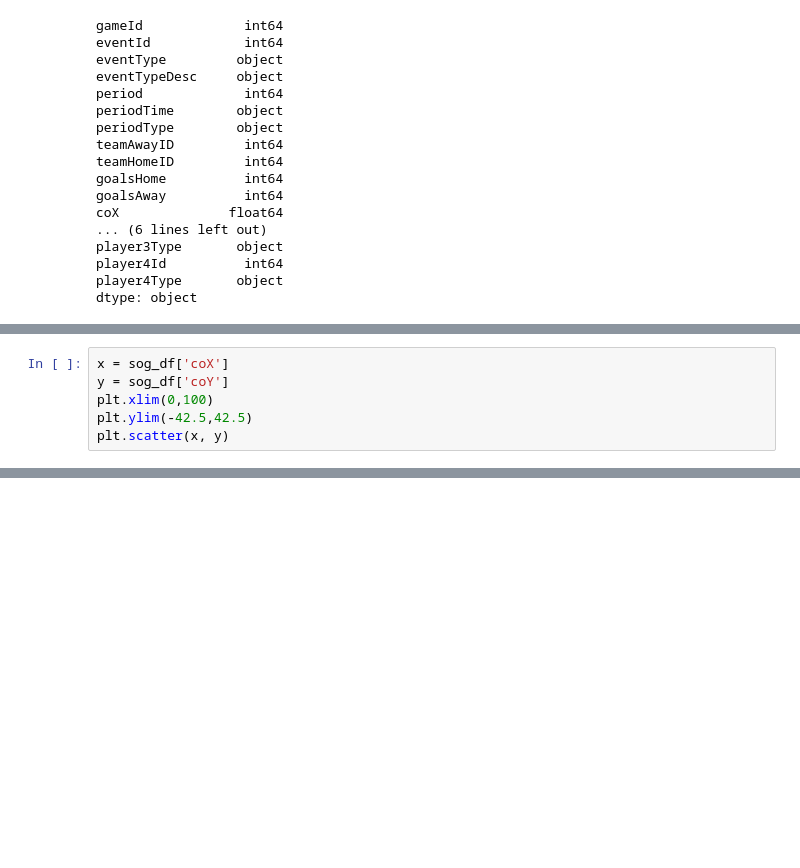
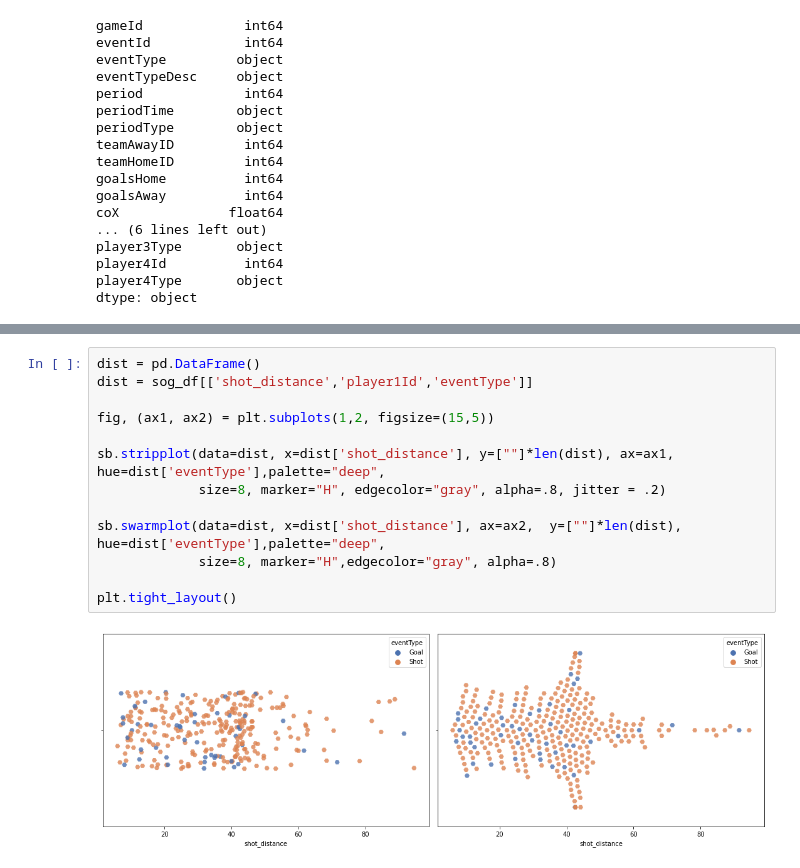
Before and after one commit to szonja126/NHL-Diplomamunka, a Jupyter notebook: readcsv.ipynb, the cells around one changed output, grey strips where cells are left out. Cells and saved outputs as stored; diff of their text form; blank space fills up the shorter version.

```diff
--- a/readcsv.ipynb
+++ b/readcsv.ipynb
@@ -408,6 +48,0 @@ plt.show()
-# %%
-x = sog_df['coX']
-y = sog_df['coY']
-plt.xlim(0,100)
-plt.ylim(-42.5,42.5)
-plt.scatter(x, y)
@@ -523,0 +338,15 @@ OverflowError: int too big to convert
+# %%
+dist = pd.DataFrame()
+dist = sog_df[['shot_distance','player1Id','eventType']]
+
+fig, (ax1, ax2) = plt.subplots(1,2, figsize=(15,5))
+
+sb.stripplot(data=dist, x=dist['shot_distance'], y=[""]*len(dist), ax=ax1, hue=dist['eventType'],palette="deep",
+             size=8, marker="H", edgecolor="gray", alpha=.8, jitter = .2)
+
+sb.swarmplot(data=dist, x=dist['shot_distance'], ax=ax2,  y=[""]*len(dist), hue=dist['eventType'],palette="deep",
+             size=8, marker="H",edgecolor="gray", alpha=.8)
+
+plt.tight_layout()
+# %% [output]
+[figure, added]
```
Also changed, not shown: parts of 44 cells of this notebook, 1 other file.
